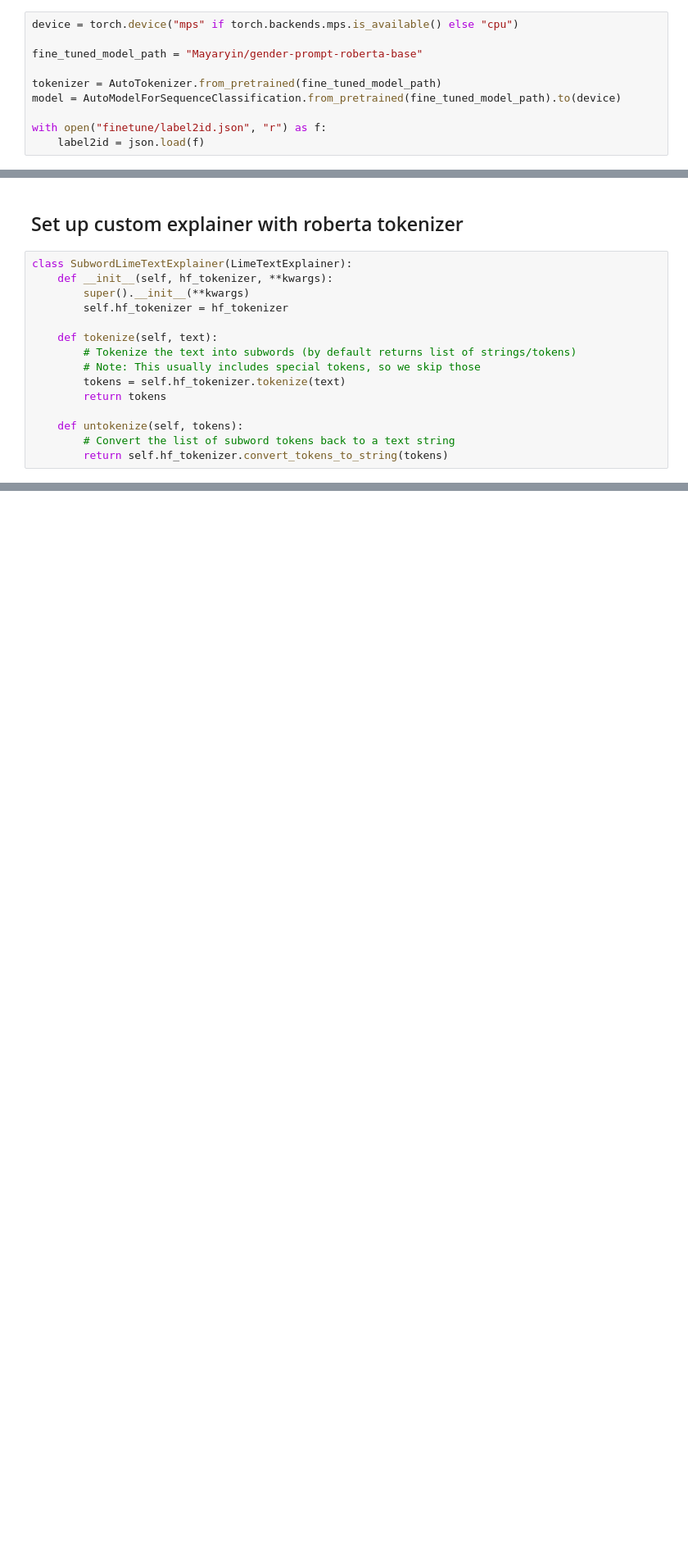
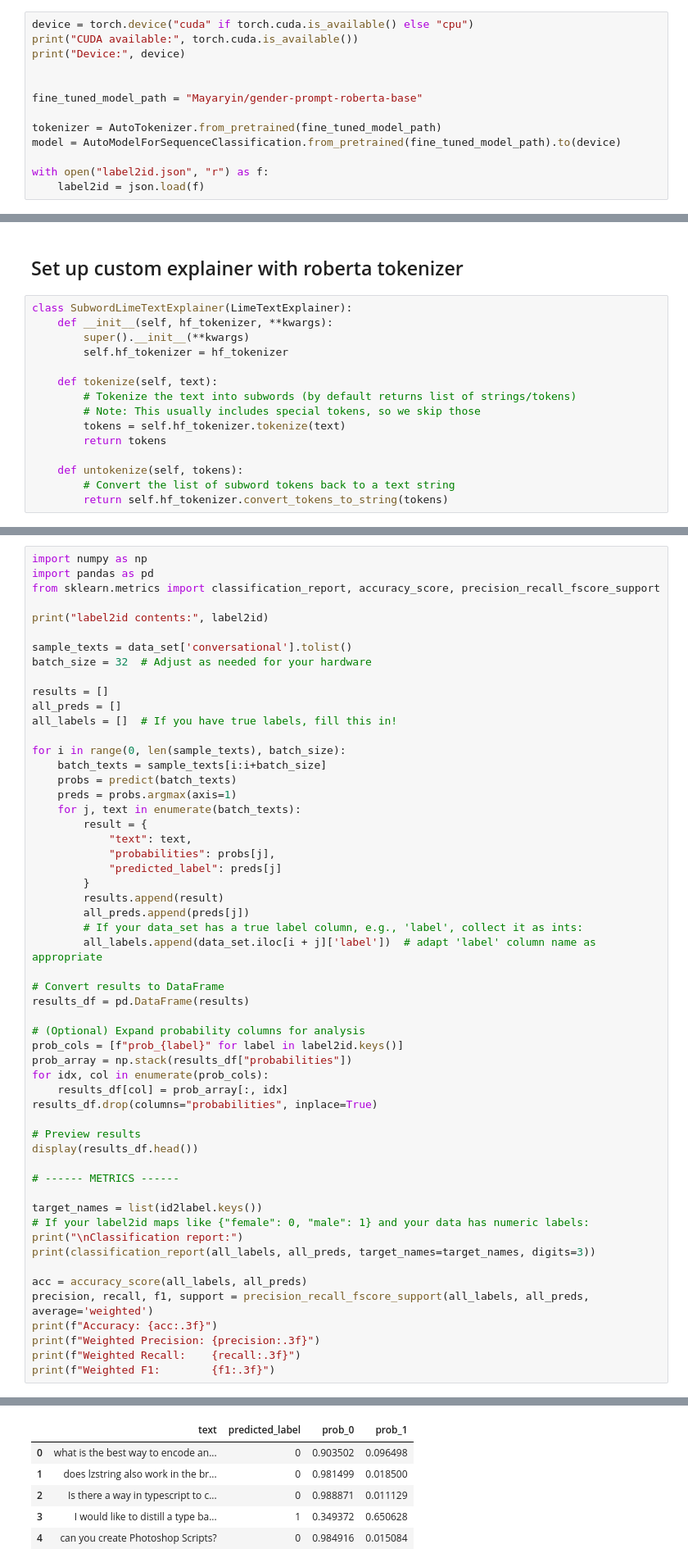
Before and after one commit to Mayaryin/GenderInfluenceInCodeGeneration, a Jupyter notebook: notebooks/prompt_analysis/08_Lime_Explainability.ipynb, the cells around one changed output, grey strips where cells are left out. Shown: that part at 82% size. Cells and saved outputs as stored; diff of their text form; blank space fills up the shorter version.

```diff
--- a/notebooks/prompt_analysis/08_Lime_Explainability.ipynb
+++ b/notebooks/prompt_analysis/08_Lime_Explainability.ipynb
@@ -16,12 +76,15 @@ conn.close()
 # %% [markdown]
 ## Load Model and Tokenizer
 # %%
-device = torch.device("mps" if torch.backends.mps.is_available() else "cpu")
+device = torch.device("cuda" if torch.cuda.is_available() else "cpu")
+print("CUDA available:", torch.cuda.is_available())
+print("Device:", device)
+
 
 fine_tuned_model_path = "Mayaryin/gender-prompt-roberta-base"
 
 tokenizer = AutoTokenizer.from_pretrained(fine_tuned_model_path)
 model = AutoModelForSequenceClassification.from_pretrained(fine_tuned_model_path).to(device)
 
-with open("finetune/label2id.json", "r") as f:
+with open("label2id.json", "r") as f:
     label2id = json.load(f)
@@ -99,0 +225,56 @@ for token, score in sorted_tokens[:20]:
+# %%
+import numpy as np
+import pandas as pd
+from sklearn.metrics import classification_report, accuracy_score, precision_recall_fscore_support
+
+print("label2id contents:", label2id)
+
+sample_texts = data_set['conversational'].tolist()
+batch_size = 32  # Adjust as needed for your hardware
+
+results = []
+all_preds = []
+all_labels = []  # If you have true labels, fill this in!
+
+for i in range(0, len(sample_texts), batch_size):
+    batch_texts = sample_texts[i:i+batch_size]
+    probs = predict(batch_texts)
+    preds = probs.argmax(axis=1)
+    for j, text in enumerate(batch_texts):
+        result = {
+            "text": text,
+            "probabilities": probs[j],
+            "predicted_label": preds[j]
+        }
+        results.append(result)
+        all_preds.append(preds[j])
+        # If your data_set has a true label column, e.g., 'label', collect it as ints:
+        all_labels.append(data_set.iloc[i + j]['label'])  # adapt 'label' column name as appropriate
+
+# Convert results to DataFrame
+results_df = pd.DataFrame(results)
+
+# (Optional) Expand probability columns for analysis
+prob_cols = [f"prob_{label}" for label in label2id.keys()]
+prob_array = np.stack(results_df["probabilities"])
+for idx, col in enumerate(prob_cols):
+    results_df[col] = prob_array[:, idx]
+results_df.drop(columns="probabilities", inplace=True)
+
+# Preview results
+display(results_df.head())
+
+# ------ METRICS ------
+
+target_names = list(id2label.keys())
+# If your label2id maps like {"female": 0, "male": 1} and your data has numeric labels:
+print("\nClassification report:")
+print(classification_report(all_labels, all_preds, target_names=target_names, digits=3))
+
+acc = accuracy_score(all_labels, all_preds)
+precision, recall, f1, support = precision_recall_fscore_support(all_labels, all_preds, average='weighted')
+print(f"Accuracy: {acc:.3f}")
+print(f"Weighted Precision: {precision:.3f}")
+print(f"Weighted Recall:    {recall:.3f}")
+print(f"Weighted F1:        {f1:.3f}")
+# %% [output]
@@ -99,0 +282,6 @@ for token, score in sorted_tokens[:20]:
+|  | text | predicted_label | prob_0 | prob_1 |
+| 0 | what is the best way to encode an... | 0 | 0.903502 | 0.096498 |
+| 1 | does lzstring also work in the br... | 0 | 0.981499 | 0.018500 |
+| 2 | Is there a way in typescript to c... | 0 | 0.988871 | 0.011129 |
+| 3 | I would like to distill a type ba... | 1 | 0.349372 | 0.650628 |
+| 4 | can you create Photoshop Scripts? | 0 | 0.984916 | 0.015084 |
```
Also changed, not shown: parts of 9 cells of this notebook.
